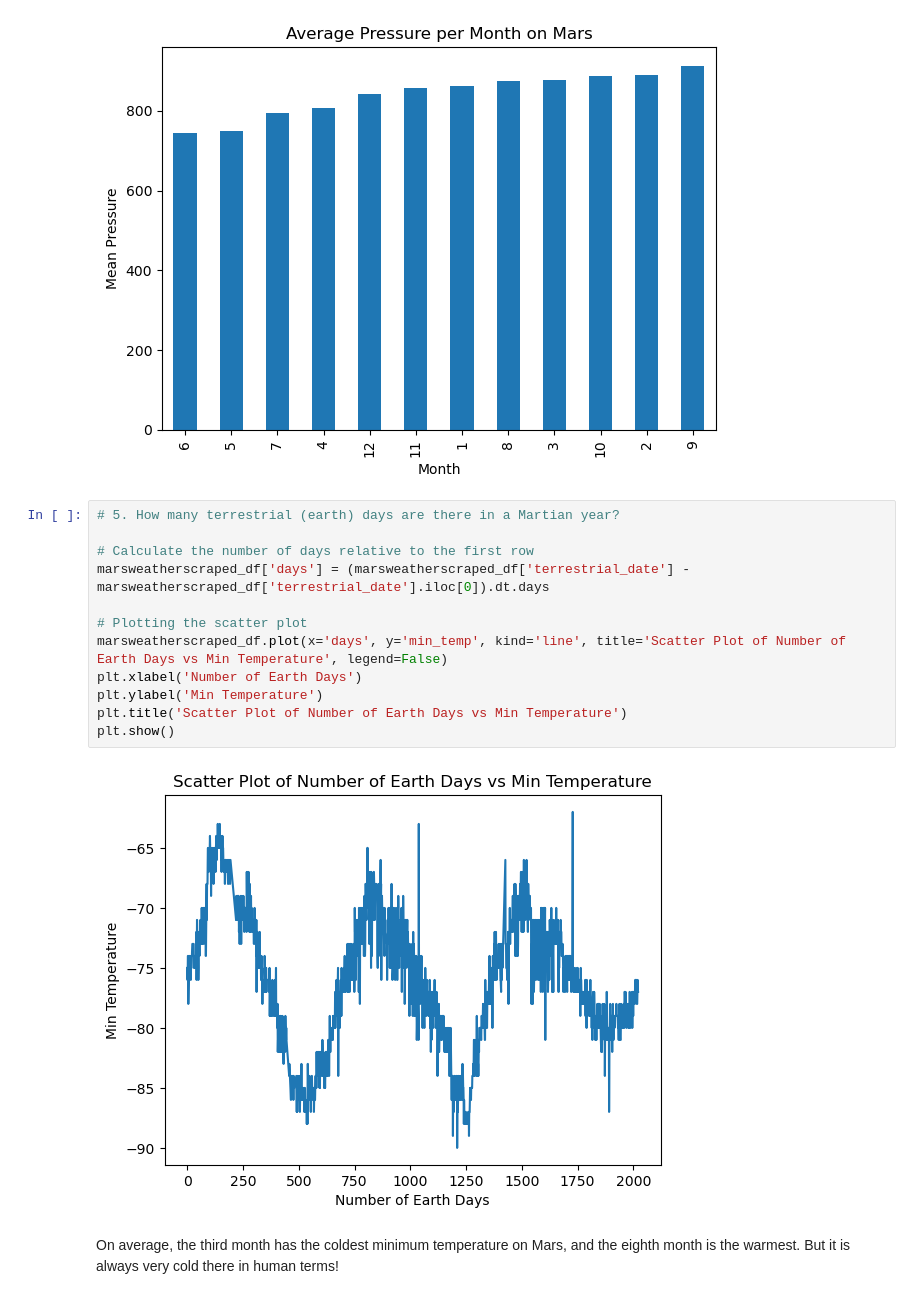
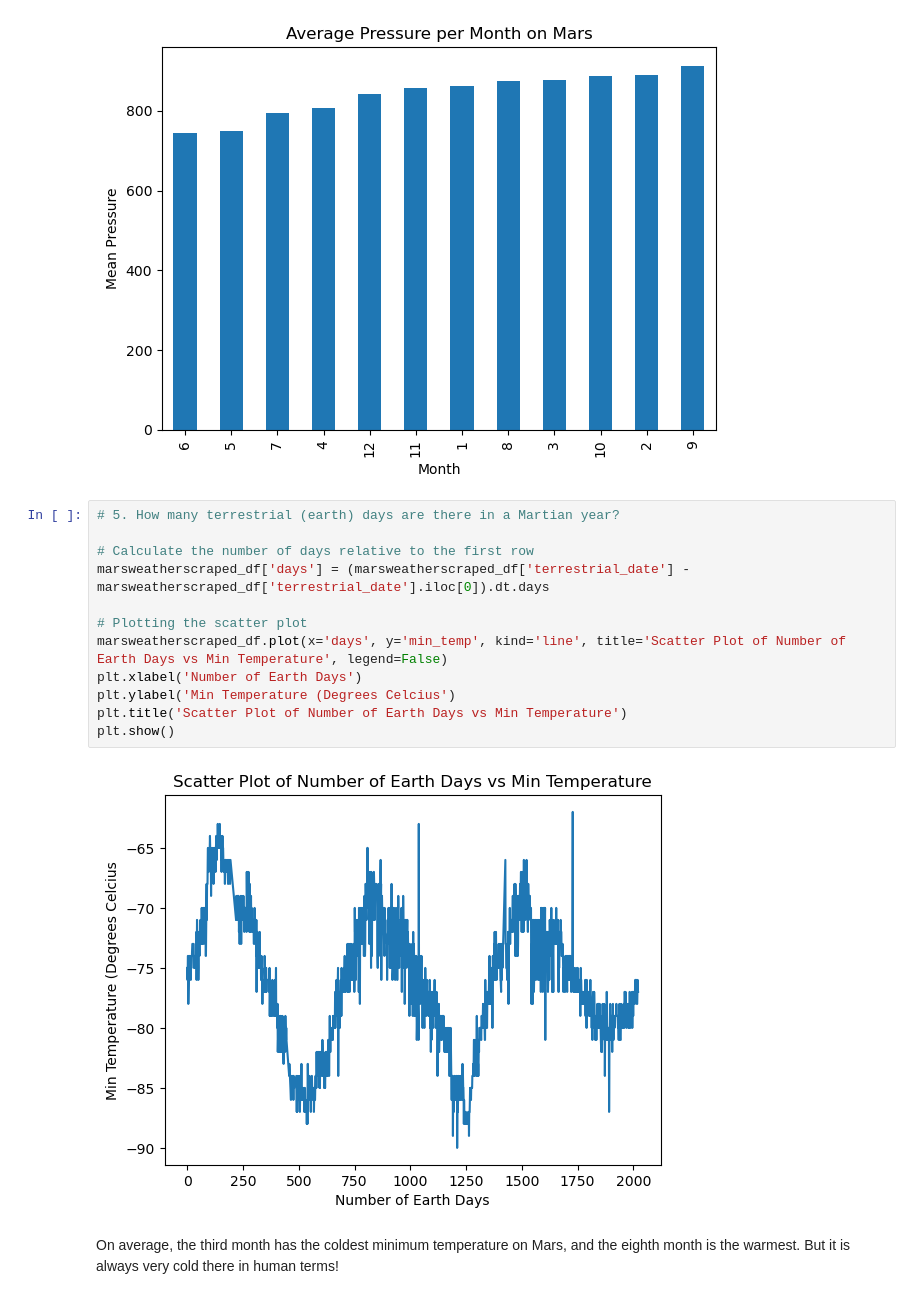
Before and after one commit to emjanson/webscraping-challenge, a Jupyter notebook: part_2_mars_weather_complete.ipynb, the cells around one changed output. Cells and saved outputs as stored; diff of their text form.

```diff
--- a/part_2_mars_weather_complete.ipynb
+++ b/part_2_mars_weather_complete.ipynb
@@ -266,17 +266,17 @@ plt.show()
 # %%
 # 5. How many terrestrial (earth) days are there in a Martian year?
 
 # Calculate the number of days relative to the first row
 marsweatherscraped_df['days'] = (marsweatherscraped_df['terrestrial_date'] - marsweatherscraped_df['terrestrial_date'].iloc[0]).dt.days
 
 # Plotting the scatter plot
 marsweatherscraped_df.plot(x='days', y='min_temp', kind='line', title='Scatter Plot of Number of Earth Days vs Min Temperature', legend=False)
 plt.xlabel('Number of Earth Days')
-plt.ylabel('Min Temperature')
+plt.ylabel('Min Temperature (Degrees Celcius')
 plt.title('Scatter Plot of Number of Earth Days vs Min Temperature')
 plt.show()
 # %% [output]
-[figure, old version]
+[figure, new version]
 # %% [markdown]
 On average, the third month has the coldest minimum temperature on Mars, and the eighth month is the warmest. But it is always very cold there in human terms!
 # %% [markdown]
```
Also changed, not shown: parts of 1 cell of this notebook.
